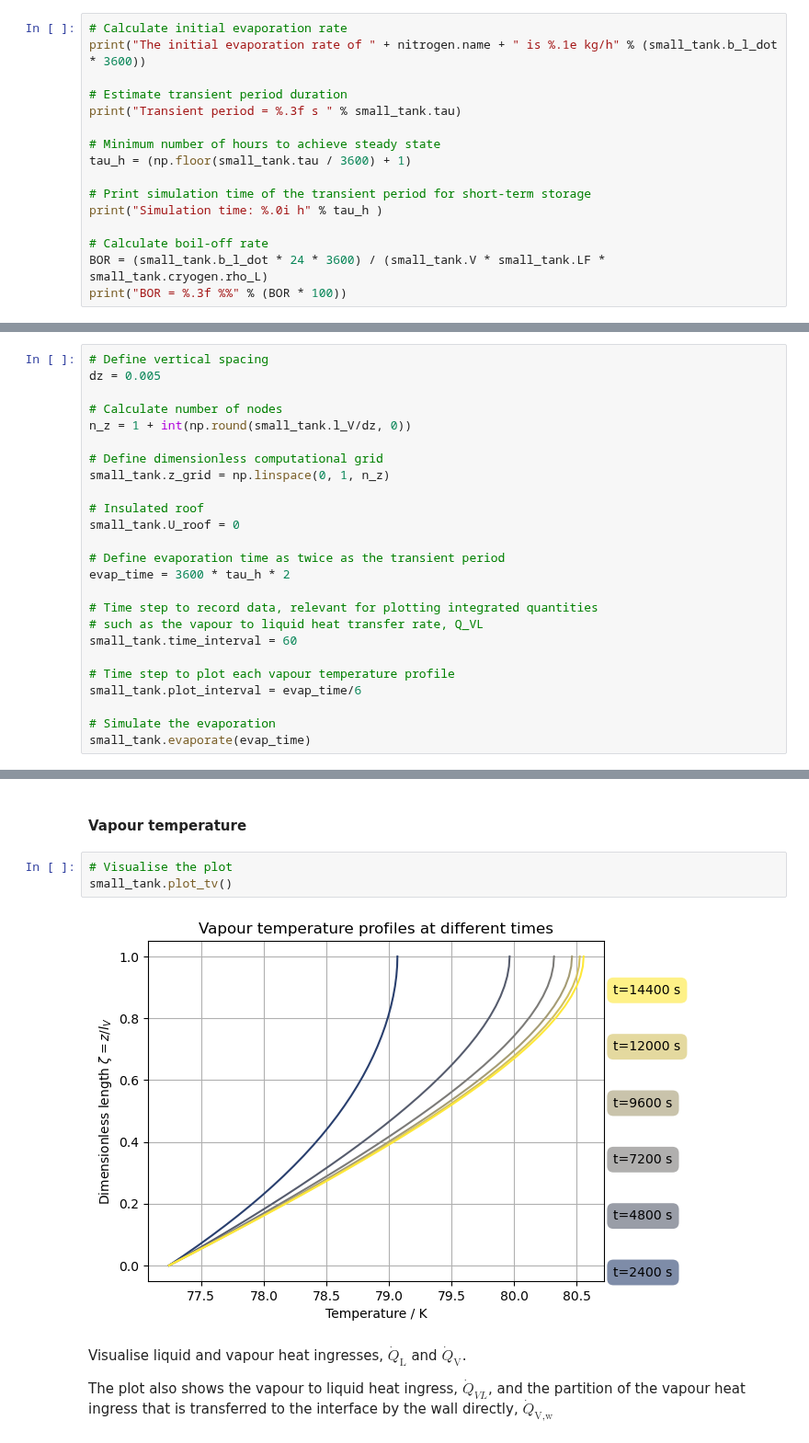
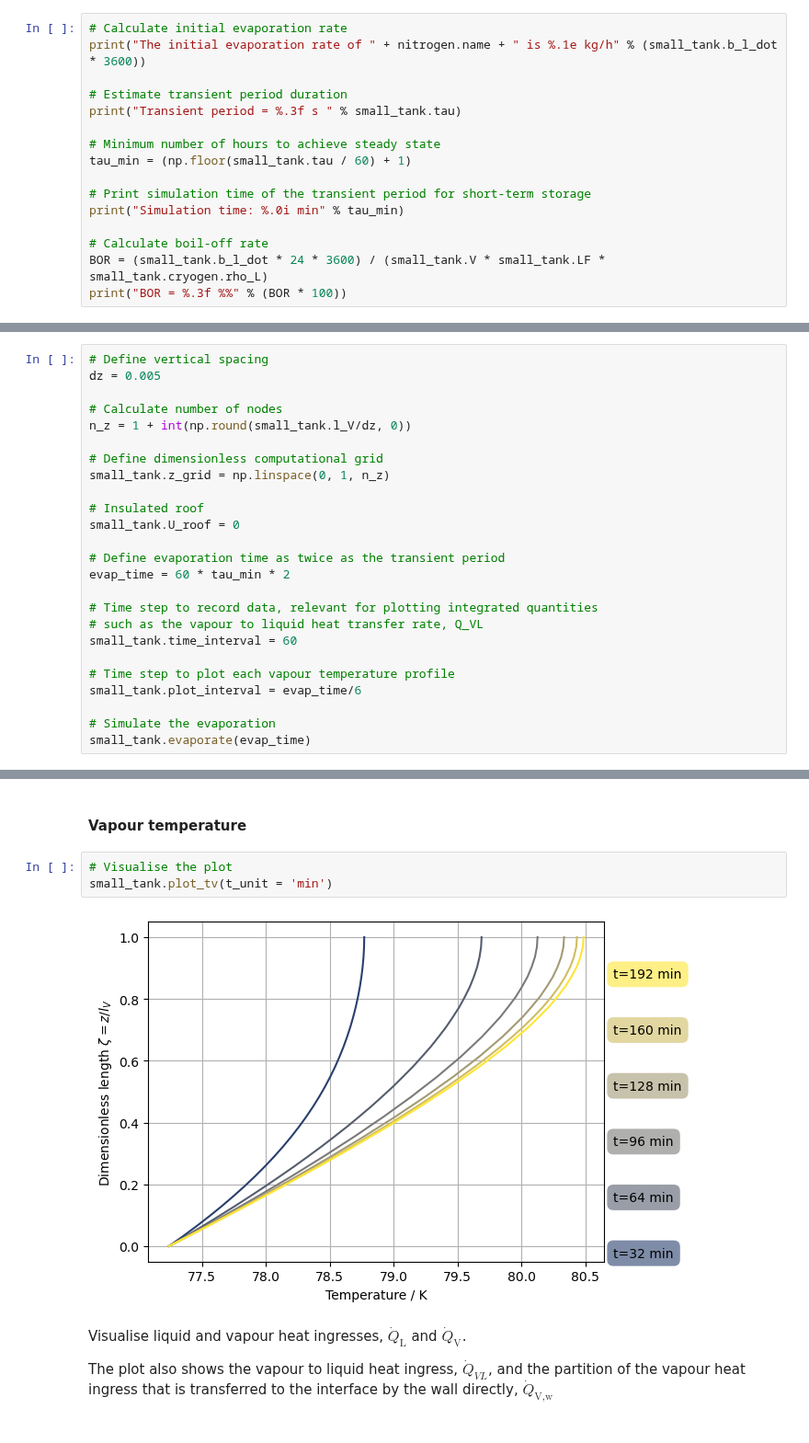
Before and after one commit to felipehuerta17/CryoEvap, a Jupyter notebook: notebooks/LN2_small.ipynb, the cells around one changed output, grey strips where cells are left out. Shown at 92% size. Drawn from its saved outputs; the diff is of its cells as text.

Commit message:
chore: parameters fine tuning
Fine tune simulation parameters to illustrate CryoEvap potential

```diff
--- a/notebooks/LN2_small.ipynb
+++ b/notebooks/LN2_small.ipynb
@@ -69,10 +69,10 @@ print("The initial evaporation rate of " + nitrogen.name + " is %.1e kg/h" % (sm
 print("Transient period = %.3f s " % small_tank.tau)
 
 # Minimum number of hours to achieve steady state
-tau_h = (np.floor(small_tank.tau / 3600) + 1)
+tau_min = (np.floor(small_tank.tau / 60) + 1)
 
 # Print simulation time of the transient period for short-term storage
-print("Simulation time: %.0i h" % tau_h )
+print("Simulation time: %.0i min" % tau_min)
 
 # Calculate boil-off rate
 BOR = (small_tank.b_l_dot * 24 * 3600) / (small_tank.V * small_tank.LF * small_tank.cryogen.rho_L)
@@ -98,7 +102,7 @@ small_tank.z_grid = np.linspace(0, 1, n_z)
 small_tank.U_roof = 0
 
 # Define evaporation time as twice as the transient period
-evap_time = 3600 * tau_h * 2
+evap_time = 60 * tau_min * 2
 
 # Time step to record data, relevant for plotting integrated quantities
 # such as the vapour to liquid heat transfer rate, Q_VL
@@ -115,9 +119,9 @@ small_tank.evaporate(evap_time)
 #### Vapour temperature
 # %%
 # Visualise the plot
-small_tank.plot_tv()
+small_tank.plot_tv(t_unit = 'min')
 # %% [output]
-[figure, old version]
+[figure, new version]
 # %% [markdown]
 Visualise liquid and vapour heat ingresses, $\dot{Q}_{\text{L}}$ and  $\dot{Q}_{\text{V}}$.
 
```
Also changed, not shown: parts of 11 cells of this notebook, 3 other files.
